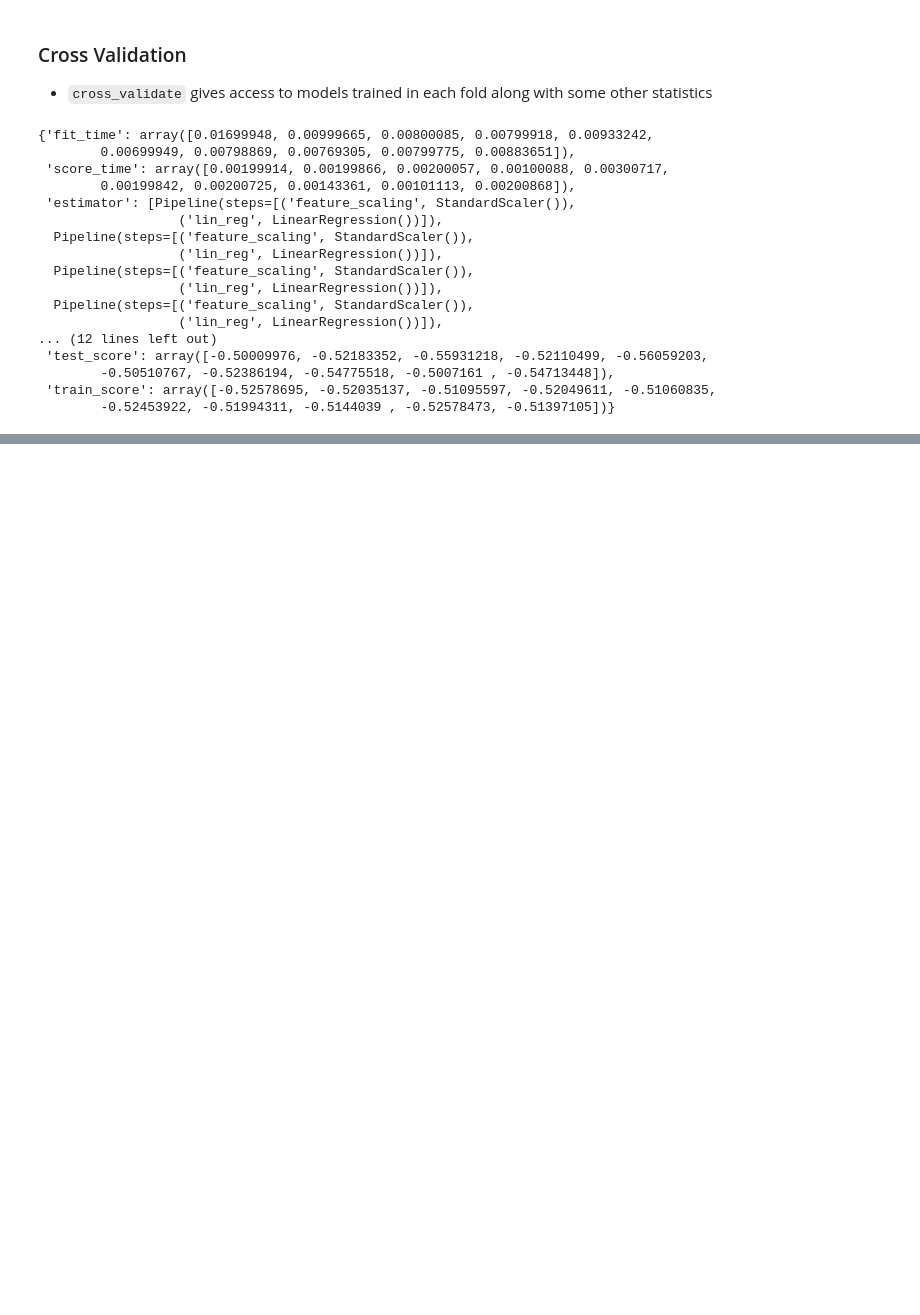
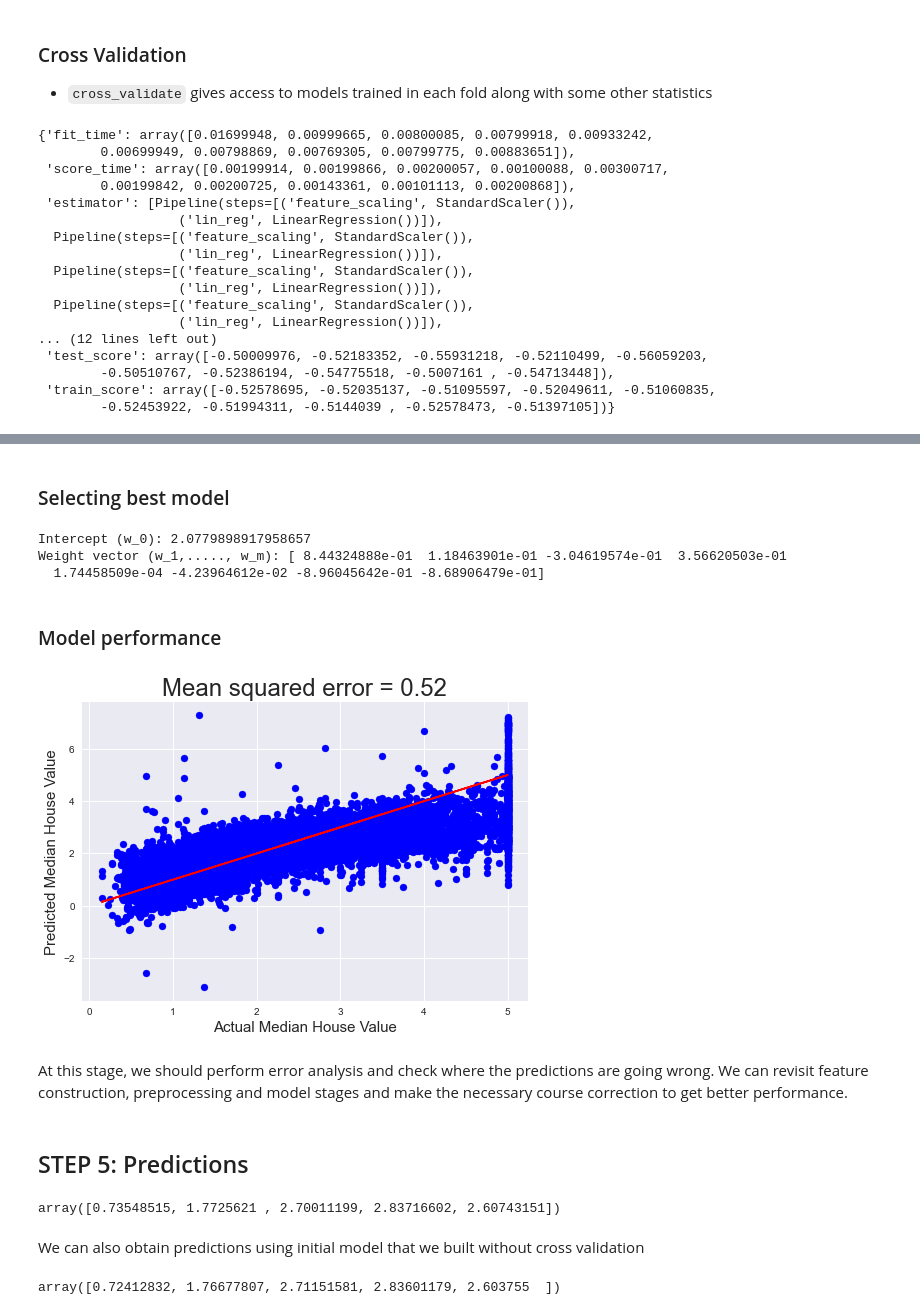
Before and after one commit to esviswajith95/MLP, a Jupyter notebook: Linear regresion.ipynb, the cells around one changed output, grey strips where cells are left out. Cells and saved outputs as stored; diff of their text form; code cells hidden in the pictures; blank space fills up the shorter version.

```diff
--- a/Linear regresion.ipynb
+++ b/Linear regresion.ipynb
@@ -180,0 +291,2 @@ lin_reg_cv_results
+# %% [markdown]
+### Selecting best model
@@ -180,0 +296,38 @@ lin_reg_cv_results
+# %%
+print("Intercept (w_0):", selected_model['lin_reg'].intercept_) # intercept through intercept_
+print("Weight vector (w_1,....., w_m):", selected_model['lin_reg'].coef_) # rest of the weights through weight_
+# %% [output]
+Intercept (w_0): 2.0779898917958657
+Weight vector (w_1,....., w_m): [ 8.44324888e-01  1.18463901e-01 -3.04619574e-01  3.56620503e-01
+  1.74458509e-04 -4.23964612e-02 -8.96045642e-01 -8.68906479e-01]
+# %% [markdown]
+### Model performance
+# %%
+cv_predictions = cross_val_predict(lin_reg_pipeline, train_features, train_labels)
+
+mse_cv = mean_squared_error(train_labels, cv_predictions)
+
+plt.scatter(train_labels, cv_predictions, color='blue')
+plt.plot(train_labels, train_labels, 'r-')
+plt.title(f"Mean squared error = {mse_cv:.2f}", size=24)
+plt.xlabel("Actual Median House Value", size=15)
+plt.ylabel("Predicted Median House Value", size=15)
+plt.show()
+# %% [output]
+[figure, added]
+# %% [markdown]
+At this stage, we should perform error analysis and check where the predictions are going wrong. We can revisit feature construction, preprocessing and model stages and make the necessary course correction to get better performance.
+# %% [markdown]
+## STEP 5: Predictions
+# %%
+test_predictions_cv = selected_model.predict(test_features)
+test_predictions_cv[:5]
+# %% [output]
+array([0.73548515, 1.7725621 , 2.70011199, 2.83716602, 2.60743151])
+# %% [markdown]
+We can also obtain predictions using initial model that we built without cross validation
+# %%
+test_predictions = lin_reg_pipeline.predict(test_features)
+test_predictions[:5]
+# %% [output]
+array([0.72412832, 1.76677807, 2.71151581, 2.83601179, 2.603755  ])
```
Also changed, not shown: parts of 19 cells of this notebook.
